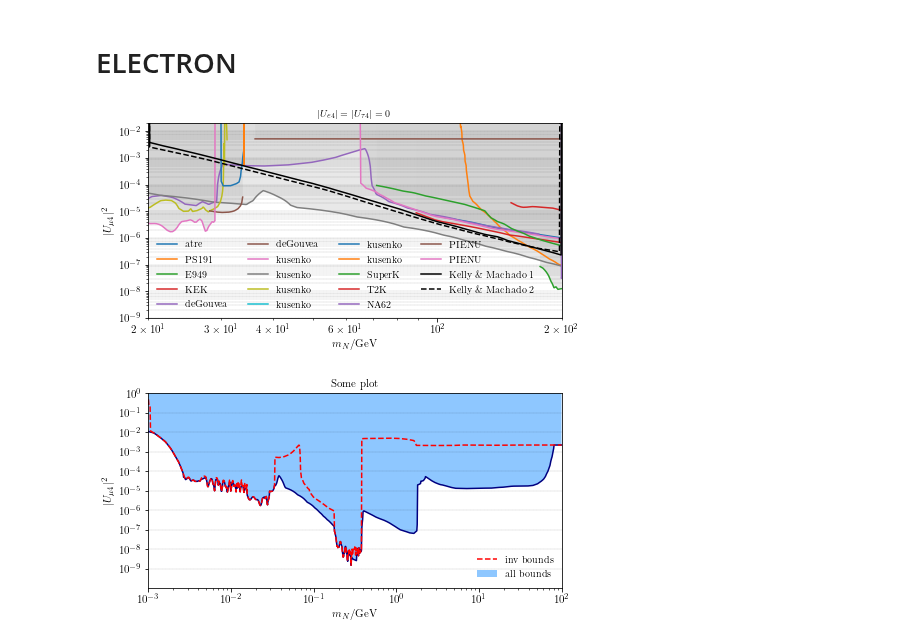
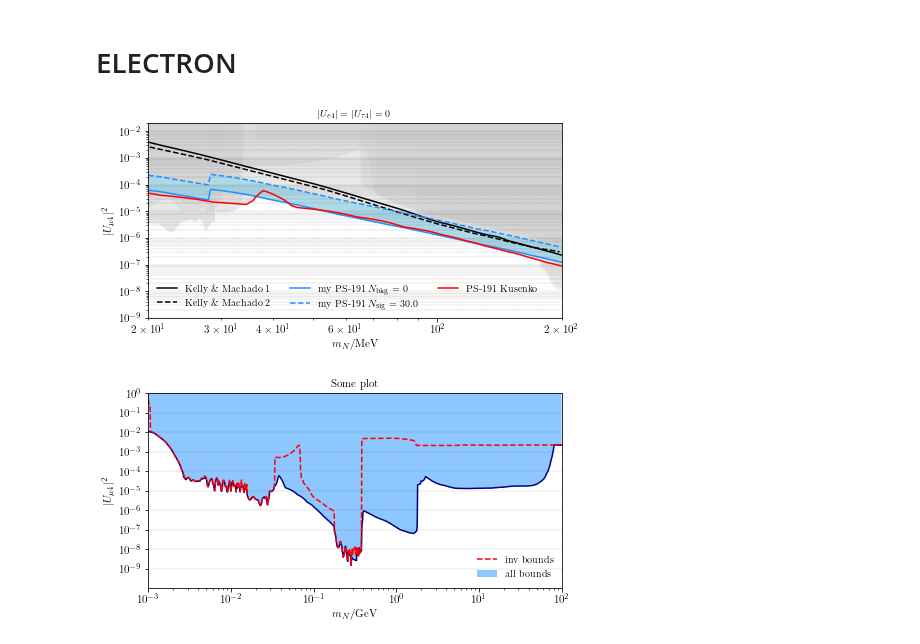
Before and after one commit to mhostert/HNL-DIF, a Jupyter notebook: plot_constraints_N.ipynb, the cells around one changed output. Saved outputs shown, nothing was run; the diff lists cells and outputs as text; code cells hidden in the pictures.

```diff
--- a/plot_constraints_N.ipynb
+++ b/plot_constraints_N.ipynb
@@ -65,7 +65,7 @@ def plot_lines(flavor, save=False, invisible=False, m4min=1e-3,m4max=1e2, units
         MN,usqr_bound = list_of_bounds[key]
         ##############################################
         # Constraints on U\alpha4^2
-        ax.plot(MN*units, usqr_bound, label=fr"{key.split('_')[0]}")
+#         ax.plot(MN*units, usqr_bound, label=fr"{key.split('_')[0]}")
         ax.fill_between(MN*units, usqr_bound, np.ones(np.size(MN)),
                         fc='lightgrey', ec='None', lw =0.0, alpha=0.5)
 
@@ -76,7 +76,7 @@ def plot_lines(flavor, save=False, invisible=False, m4min=1e-3,m4max=1e2, units
     ax.set_xscale("log")
     ax.set_yscale("log")
     ax.set_ylabel(label[flavor])
-    ax.set_xlabel(r"$m_{N}$/GeV")
+    ax.set_xlabel(r"$m_{N}$/MeV")
     ax.set_yticks([1e-9, 1e-8, 1e-7, 1e-6, 1e-5, 1e-4, 1e-3,1e-2])
     ax.grid(axis='y', which='both',dashes=(6,1),alpha=0.5,c='black',lw=0.2)
     if save:
@@ -85,30 +85,67 @@ def plot_lines(flavor, save=False, invisible=False, m4min=1e-3,m4max=1e2, units
 # %%
 axmu, figmu = plot_lines('mu',m4min=0.02,m4max=0.2,units=1e3)
 
 x = np.logspace(np.log10(20),np.log10(200), 1000)
 
+##
 this_file = 'digitized/muboone_kelly_machado/PS_eff_avg.dat'
 m4, Umu4sq = np.genfromtxt(this_file, unpack=True)
 units = 1
-f = interpolate.interp1d(m4*units, Umu4sq, kind='linear', bounds_error=False, fill_value=1.0, assume_sorted=False)
+f = interpolate.interp1d(m4*units, Umu4sq, kind='linear', bounds_error=False, fill_value=None, assume_sorted=False)
 axmu.plot(x, f(x), c='black', ls='-', label='Kelly \& Machado 1')
 
-
+##
 this_file = 'digitized/muboone_kelly_machado/PS_eff_scalar.dat'
 m4, Umu4sq = np.genfromtxt(this_file, unpack=True)
 units = 1
-f = interpolate.interp1d(m4*units, Umu4sq, kind='linear', bounds_error=False, fill_value=1.0, assume_sorted=False)
+f = interpolate.interp1d(m4*units, Umu4sq, kind='linear', bounds_error=False, fill_value=None, assume_sorted=False)
 axmu.plot(x, f(x), c='black', ls='--', label='Kelly \& Machado 2')
 
 
+##
+this_file = 'Nlimits/digitized/PS-191/UeUmu_K.dat'
+m4, Umu4sq = np.genfromtxt(this_file, unpack=True)
+fK = interpolate.interp1d(m4*units, Umu4sq, kind='linear', bounds_error=False, fill_value=1, assume_sorted=False)
+
+this_file = 'Nlimits/digitized/PS-191/UeUmu_pi.dat'
+m4, Umu4sq = np.genfromtxt(this_file, unpack=True)
+fpi = interpolate.interp1d(m4*units, Umu4sq, kind='linear', bounds_error=False, fill_value=1, assume_sorted=False)
+
+gL = -1/2 + 0.223
+gR = 0.22343
+scaling = np.sqrt(gL**2 +gR**2 + gR*gL)
+combined = np.amin([fK(x),fpi(x)],axis=0)
+
+NBAKGS = 30**2
+lower_line = combined/scaling
+upper_line = combined/scaling*np.sqrt(np.sqrt(NBAKGS)/2.3)
+
+axmu.fill_between(x, lower_line, upper_line, color='lightblue', lw=0.0)
+axmu.plot(x, lower_line, color='dodgerblue', ls='-', label=fr'my PS-191 $N_{{\rm bkg}}=0$')
+axmu.plot(x, upper_line, color='dodgerblue', ls='--', label=fr'my PS-191 $N_{{\rm sig}}={np.sqrt(NBAKGS)}$')
+
+
+
+
+list_of_bounds=umu4.get_individual_bounds(muon_bounds, m4min=0.01, m4max=0.2)
+
+MN,usqr_bound = list_of_bounds['kusenko_all_v2']
+axmu.plot(MN*1e3, usqr_bound, color = 'red', label=fr"PS-191 Kusenko")
+
+##
+# this_file = 'digitized/NA62/NA62.dat'
+# m4, Umu4sq = np.genfromtxt(this_file, unpack=True)
+# axmu.plot(m4*1e3, Umu4sq, c='blue', ls='--', label='NA62 (future)')
+
+
 axmu.set_title(r"$|U_{e4}| = |U_{\tau 4}| = 0$",fontsize=10)
-axmu.legend(loc='lower left', frameon=False, ncol=4)
+axmu.legend(loc='lower left', frameon=False, ncol=3)
 
 
 figmu.patch.set_visible(False)
 figmu.savefig('plots/mu4.png',dpi=400)
 # %% [output]
-[figure, old version]
+[figure, new version]
 # %%
 def plot_all_lines(flavor, save=False, invisible=False):
     fsize = 11
```
Also changed, not shown: 12 other files.
